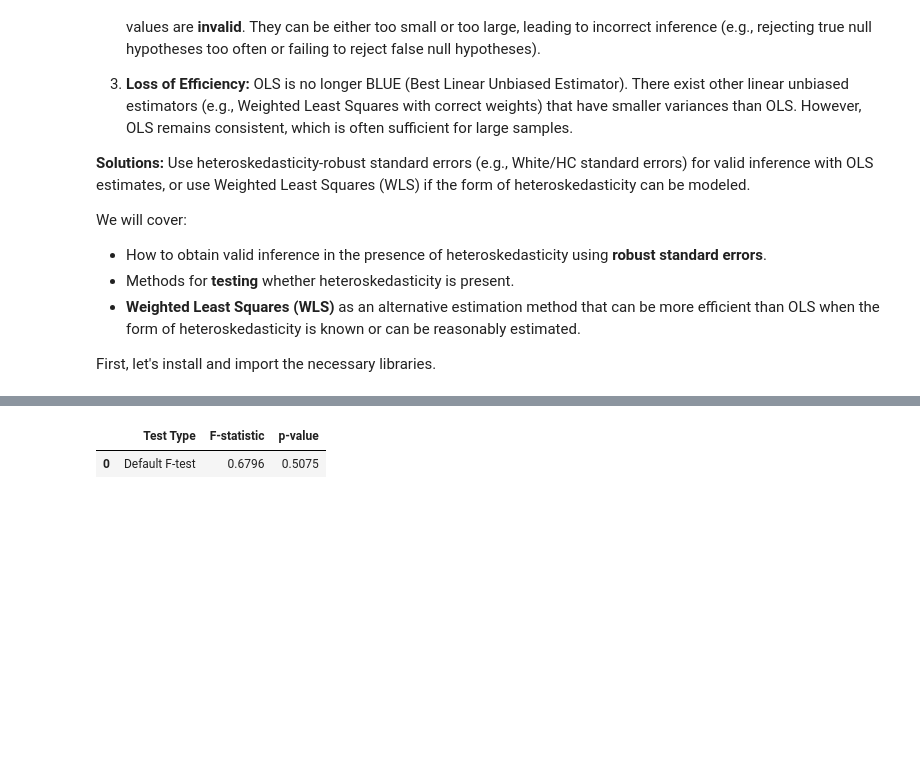
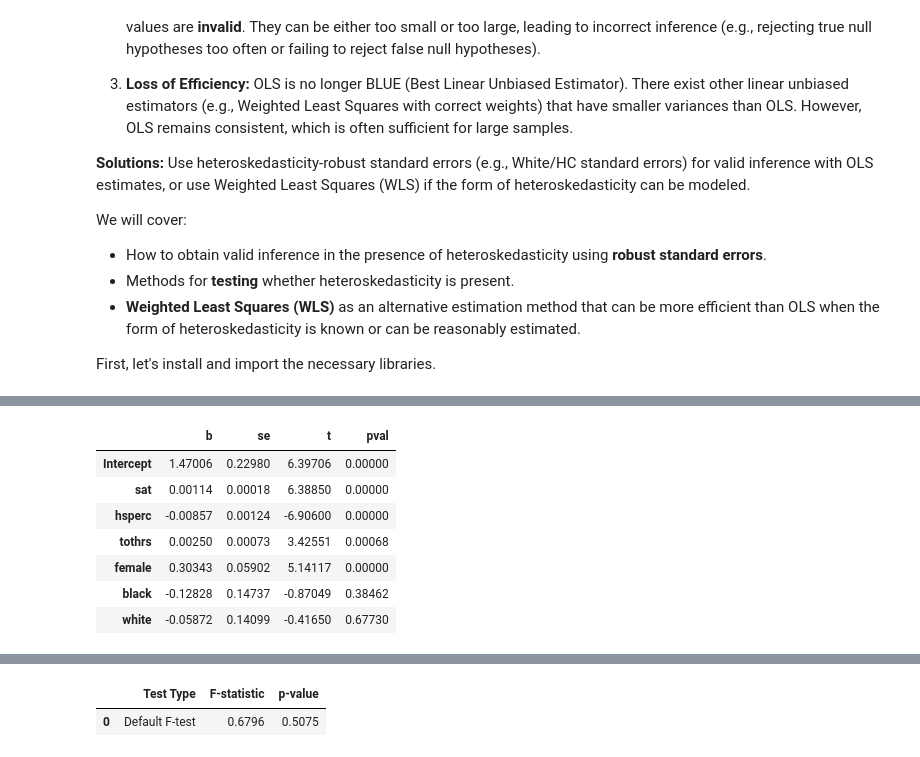
Before and after one commit to jhu-aap-econ/merino, a Jupyter notebook: notebooks/Ch8. Heteroskedasticity.ipynb, the cells around one changed output, grey strips where cells are left out. Cells and saved outputs as stored; diff of their text form; code cells hidden in the pictures; blank space fills up the shorter version.

```diff
--- a/notebooks/Ch8. Heteroskedasticity.ipynb
+++ b/notebooks/Ch8. Heteroskedasticity.ipynb
@@ -124,0 +44,86 @@ Robust standard errors can also be used for hypothesis tests involving multiple
+# %%
+# Load the GPA data
+gpa3 = wool.data("gpa3")
+
+# Define the regression model using statsmodels formula API
+# We predict cumgpa based on SAT score, high school percentile, total credit hours,
+# gender, and race dummies.
+# We only use data for the spring semester using the 'subset' argument.
+reg = smf.ols(
+    formula="cumgpa ~ sat + hsperc + tothrs + female + black + white",
+    data=gpa3,
+    subset=(gpa3["spring"] == 1),  # Use only spring observations
+)
+
+# --- Estimate with Default (Homoskedasticity-Assumed) Standard Errors ---
+results_default = reg.fit()
+
+# Display the results in a table
+# OLS Results with Default Standard Errors
+table_default = pd.DataFrame(
+    {
+        "b": round(results_default.params, 5),  # OLS Coefficients
+        "se": round(results_default.bse, 5),  # Default Standard Errors
+        "t": round(results_default.tvalues, 5),  # t-statistics based on default SEs
+        "pval": round(results_default.pvalues, 5),  # p-values based on default SEs
+    },
+)
+display(table_default)
+
+# Interpretation (Default): Based on these standard errors, variables like sat, hsperc,
+# tothrs, female, and black appear statistically significant (p < 0.05).
+# However, if heteroskedasticity is present, these SEs and p-values are unreliable.
+
+# --- Estimate with White's Original Robust Standard Errors (HC0) ---
+# We fit the same model, but specify cov_type='HC0' to get robust SEs.
+results_white = reg.fit(cov_type="HC0")
+
+# Display the results
+# OLS Results with Robust (HC0) Standard Errors
+table_white = pd.DataFrame(
+    {
+        "b": round(results_white.params, 5),  # OLS Coefficients (same as default)
+        "se": round(results_white.bse, 5),  # Robust (HC0) Standard Errors
+        "t": round(results_white.tvalues, 5),  # Robust t-statistics
+        "pval": round(results_white.pvalues, 5),  # Robust p-values
+    },
+)
+display(table_white)
+
+# Interpretation (HC0): The coefficient estimates 'b' are identical to the default OLS run.
+# However, the standard errors 'se' have changed for most variables compared to the default.
+# For example, the SE for 'tothrs' increased from 0.00104 to 0.00121, reducing its t-statistic
+# and increasing its p-value (though still significant). The SE for 'black' decreased slightly.
+# The conclusions about significance might change depending on the variable and significance level.
+
+# --- Estimate with Refined Robust Standard Errors (HC3) ---
+# HC3 applies a different small-sample correction, often preferred over HC0.
+results_refined = reg.fit(cov_type="HC3")
+
+# Display the results
+# OLS Results with Robust (HC3) Standard Errors
+table_refined = pd.DataFrame(
+    {
+        "b": round(results_refined.params, 5),  # OLS Coefficients (same as default)
+        "se": round(results_refined.bse, 5),  # Robust (HC3) Standard Errors
+        "t": round(results_refined.tvalues, 5),  # Robust t-statistics
+        "pval": round(results_refined.pvalues, 5),  # Robust p-values
+    },
+)
+display(table_refined)
+
+# Interpretation (HC3): The HC3 robust standard errors are slightly different from the HC0 SEs
+# (e.g., SE for 'tothrs' is 0.00123 with HC3 vs 0.00121 with HC0). In this specific case,
+# the differences between HC0 and HC3 are minor and don't change the conclusions about
+# statistical significance compared to HC0. Using robust standard errors confirms that
+# sat, hsperc, tothrs, female, and black have statistically significant effects on cumgpa
+# in this sample, even if heteroskedasticity is present.
+# %% [output]
+|  | b | se | t | pval |
+| Intercept | 1.47006 | 0.22980 | 6.39706 | 0.00000 |
+| sat | 0.00114 | 0.00018 | 6.38850 | 0.00000 |
+| hsperc | -0.00857 | 0.00124 | -6.90600 | 0.00000 |
+| tothrs | 0.00250 | 0.00073 | 3.42551 | 0.00068 |
+| female | 0.30343 | 0.05902 | 5.14117 | 0.00000 |
+| black | -0.12828 | 0.14737 | -0.87049 | 0.38462 |
+| white | -0.05872 | 0.14099 | -0.41650 | 0.67730 |
```
Also changed, not shown: parts of 3 cells of this notebook, 34 other files.
